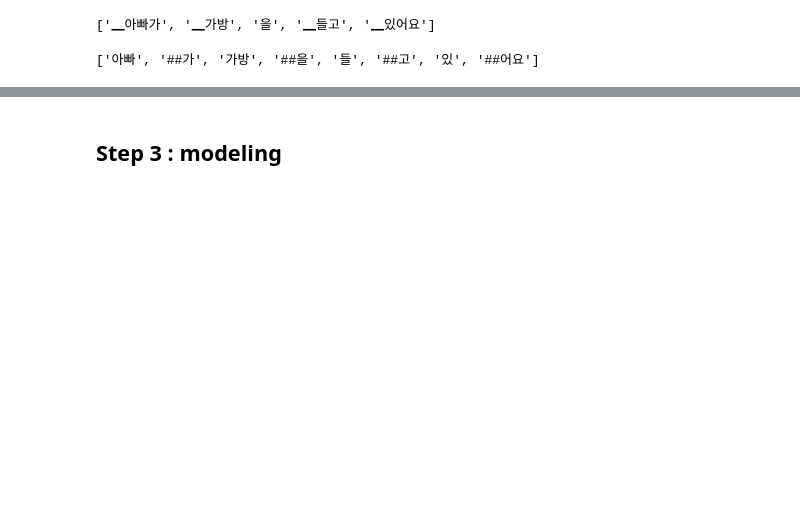
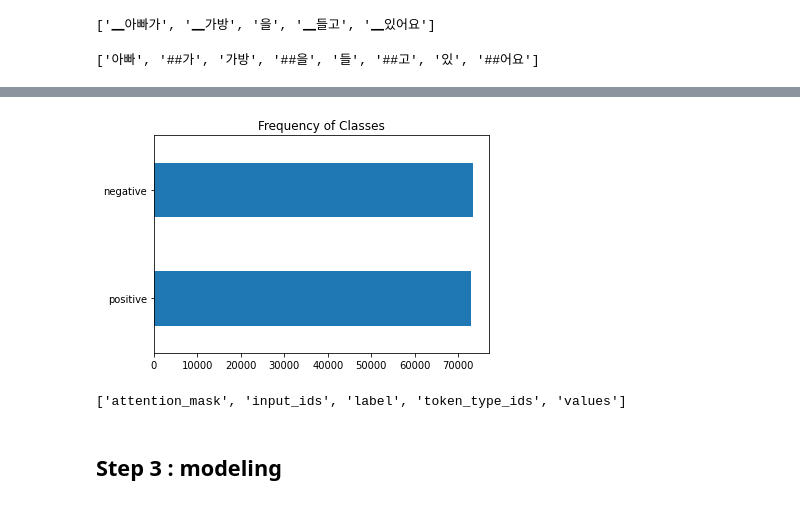
Before and after one commit to seuyon0101/aiffel, a Jupyter notebook: Going Deeper(NLP)/[NLP-16] HuggingFace 커스텀 프로젝트 만들기.ipynb, the cells around one changed output, grey strips where cells are left out. Saved outputs shown, nothing was run; the diff lists cells and outputs as text; code cells hidden in the pictures; blank space fills up the shorter version.

```diff
--- a/Going Deeper(NLP)/[NLP-16] HuggingFace 커스텀 프로젝트 만들기.ipynb
+++ b/Going Deeper(NLP)/[NLP-16] HuggingFace 커스텀 프로젝트 만들기.ipynb
@@ -289,0 +290,30 @@ tokenizer_k.tokenize(test_txt)
+# %%
+from datasets import Dataset
+import datasets
+
+train_d = Dataset.from_pandas(train_)
+test_d = Dataset.from_pandas(test_)
+
+# datasetdict형태로 transformation
+dataset = datasets.DatasetDict({"train":train_d,"test":test_d})
+# %%
+from datasets import ClassLabel
+
+#int2str 사용 가능하게 label 값을 classlabel 객채로 변환,
+dataset['train'].features['label'] = ClassLabel(
+    num_classes=2,
+    names=['negative','positive'])
+
+dataset['test'].features['label'] = ClassLabel(
+    num_classes=2,
+    names=['negative','positive'])
+# %%
+# 데이터 값 최종 확인
+dataset.set_format(type='pandas')
+df = dataset['train'][:]
+# %%
+def label_int2str(row):
+    return dataset["train"].features["label"].int2str(row)
+
+df["label_name"] = df["label"].apply(label_int2str)
+df.head()
@@ -289,0 +327,8 @@ tokenizer_k.tokenize(test_txt)
+# %%
+import matplotlib.pyplot as plt
+#레이블 값 균형이 잡혀있는지 확인
+df["label_name"].value_counts(ascending=True).plot.barh()
+plt.title("Frequency of Classes")
+plt.show()
+# %% [output]
+[figure, added]
@@ -289,0 +342,5 @@ tokenizer_k.tokenize(test_txt)
+# %%
+# check columns
+print(dataset_encoded["train"].column_names)
+# %% [output]
+['attention_mask', 'input_ids', 'label', 'token_type_ids', 'values']
```
Also changed, not shown: parts of 19 cells of this notebook.
